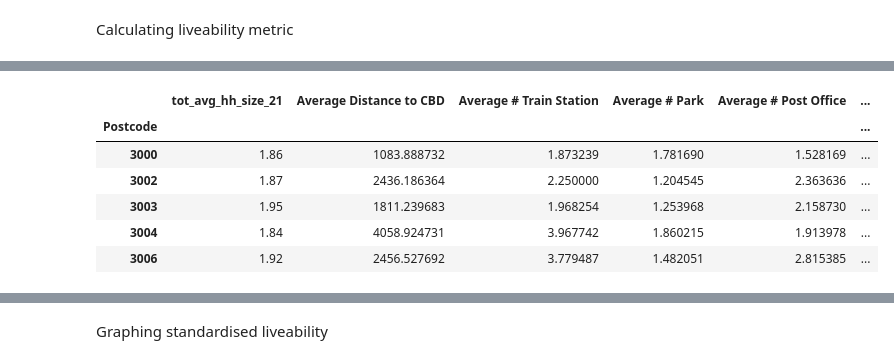
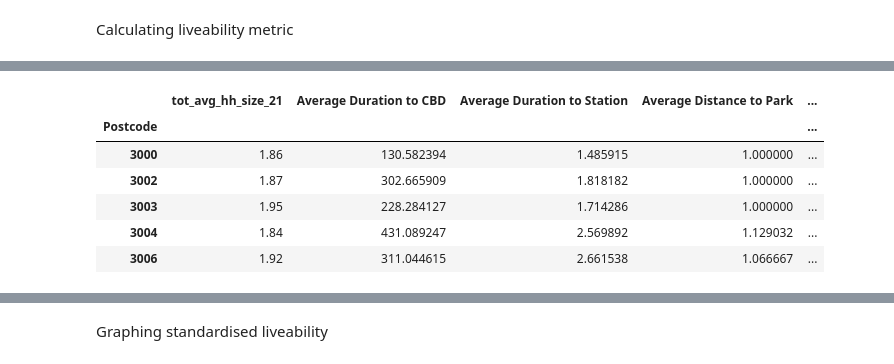
Before and after one commit to MAST30034-Applied-Data-Science/generic-real-estate-consulting-project-group-42, a Jupyter notebook: notebooks/liveability.ipynb, the cells around one changed output, grey strips where cells are left out. Drawn from its saved outputs; the diff is of its cells as text; code cells hidden in the pictures.

Commit message:
Editing affordability & liveability

```diff
--- a/notebooks/liveability.ipynb
+++ b/notebooks/liveability.ipynb
@@ -131,5 +104,5 @@ Name: postoffice_distance, dtype: float64
 # %%
-num_schools = property_df.groupby(by = "Postcode")["Number_of_Schools"].mean()
-num_schools.head()
+avg_num_schools = distances_df.groupby(by = "Postcode")["Nearby_Schools"].mean()
+avg_num_schools.head()
 # %% [output]
 Postcode
@@ -143,9 +116,10 @@ Name: Number_of_Schools, dtype: float64
 # Creating dataframe of average amenities per postcode
 amenities_df = pd.DataFrame()
 amenities_df["Postcode"] = property_df["Postcode"].unique()
-amenities_df["Average Distance to CBD"] = avg_cbd_dist.to_list()
-amenities_df["Average # Train Station"] = num_station.to_list()
-amenities_df["Average # Park"] = num_park.to_list()
-amenities_df["Average # Post Office"] = num_post.to_list()
+amenities_df["Average Duration to CBD"] = avg_cbd_dur.to_list()
+amenities_df["Average Duration to Station"] = avg_station_dur.to_list()
+amenities_df["Average Distance to Park"] = avg_park_dist.to_list()
+amenities_df["Average Duration to Post Office"] = avg_post_dur.to_list()
+amenities_df["Average # of Schools"] = avg_num_schools.to_list()
 amenities_df.head()
 # %% [output]
@@ -282,11 +262,13 @@ df.loc[df["Average # Beds"] == 0, "Average # Beds"] = EPSILON
 df.loc[df["Average # Parking"] == 0, "Average # Parking"] = EPSILON
 # %%
 TOTAL_PROPERTIES = len(property_df)
+TOTAL_SCHOOLS = len(schools_df)
 
 # Counting the number of properties per postcode
 num_properties = property_df.groupby("Postcode").size()
 # %%
 # Calcuting the contribution of each postcode to the total number of rental properties as a proportion
 df["Property Proportion"] = num_properties / TOTAL_PROPERTIES
+df["Schools Proportion"] = df["Average # of Schools"] / TOTAL_SCHOOLS
 df.head()
 # %% [output]
@@ -314,16 +296,17 @@ df.head()
 # %%
 # Calculating non-stadardised liveability metric
-df["Liveability"] = ((1 / df["Average Distance to CBD"]) + df["Average # Train Station"] + df["Average # Park"] + df["Average # Post Office"]
-                        + (df["Property Proportion"] * 100) + df["Beds per Person"] + df["Baths per Person"] + df["Parking per Person"])
+df["Liveability"] = ((1 / df["Average Duration to CBD"]) + df["Average Duration to Station"] + df["Average Distance to Park"] +
+                    df["Average Duration to Post Office"] + (df["Property Proportion"] * 100) + df["Beds per Person"] + df["Baths per Person"] +
+                    df["Parking per Person"] + df["Schools Proportion"])
 df.head()
 # %% [output]
-|  | tot_avg_hh_size_21 | Average Distance to CBD | Average # Train Station | Average # Park | Average # Post Office | ... |
-| Postcode |  |  |  |  |  | ... |
-| 3000 | 1.86 | 1083.888732 | 1.873239 | 1.781690 | 1.528169 | ... |
-| 3002 | 1.87 | 2436.186364 | 2.250000 | 1.204545 | 2.363636 | ... |
-| 3003 | 1.95 | 1811.239683 | 1.968254 | 1.253968 | 2.158730 | ... |
-| 3004 | 1.84 | 4058.924731 | 3.967742 | 1.860215 | 1.913978 | ... |
-| 3006 | 1.92 | 2456.527692 | 3.779487 | 1.482051 | 2.815385 | ... |
+|  | tot_avg_hh_size_21 | Average Duration to CBD | Average Duration to Station | Average Distance to Park | ... |
+| Postcode |  |  |  |  | ... |
+| 3000 | 1.86 | 130.582394 | 1.485915 | 1.000000 | ... |
+| 3002 | 1.87 | 302.665909 | 1.818182 | 1.000000 | ... |
+| 3003 | 1.95 | 228.284127 | 1.714286 | 1.000000 | ... |
+| 3004 | 1.84 | 431.089247 | 2.569892 | 1.129032 | ... |
+| 3006 | 1.92 | 311.044615 | 2.661538 | 1.066667 | ... |
 # %%
 # Calculating standardised liveability metric
 min_liveability = df.sort_values(by = "Liveability").head(1)["Liveability"].tolist()[0]
```
Also changed, not shown: parts of 20 cells of this notebook, 3 other files.
